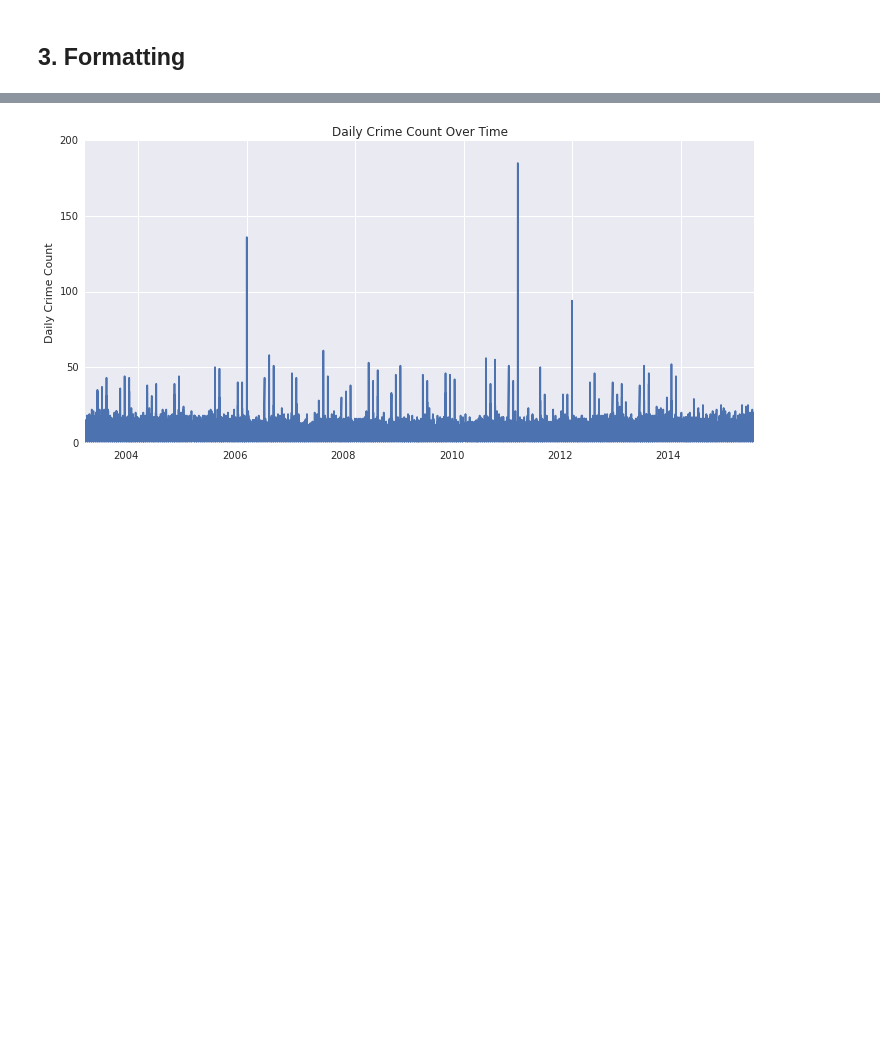
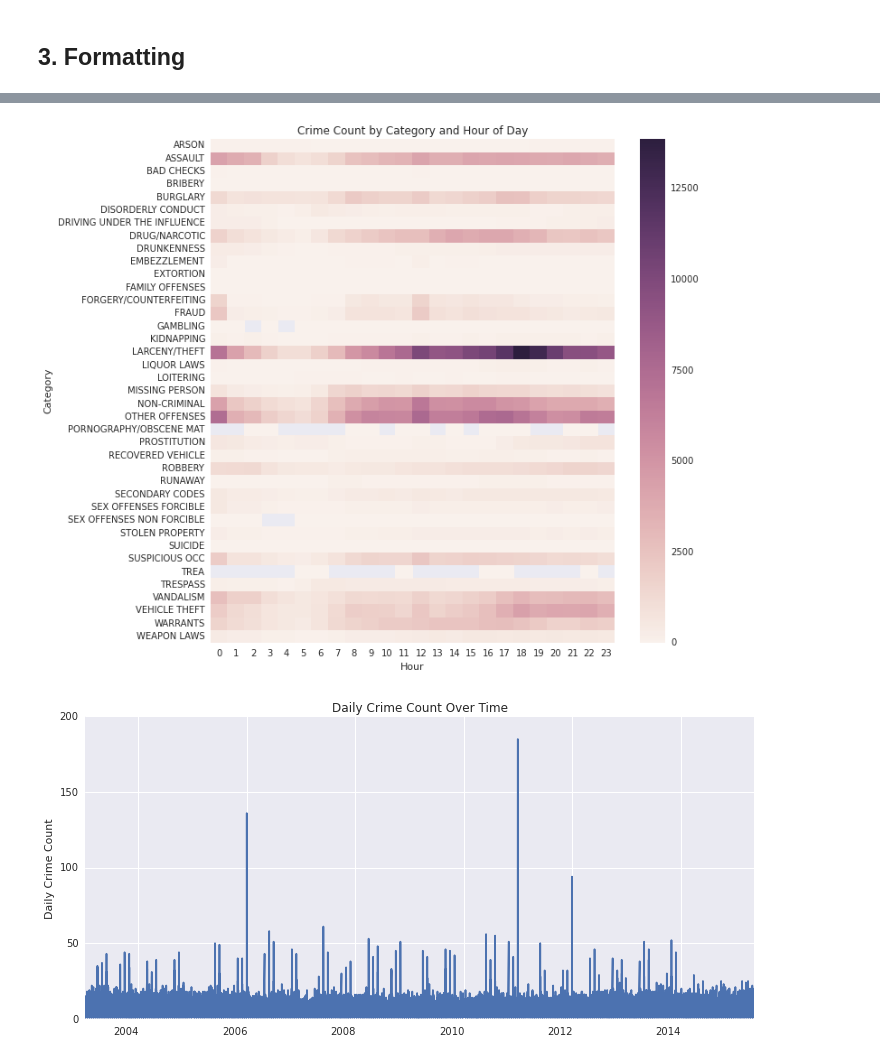
Before and after one commit to carolynamorris/SanFranciscoCrimeClassification, a Jupyter notebook: classification.ipynb, the cells around one changed output, grey strips where cells are left out. Cells and saved outputs as stored; diff of their text form; code cells hidden in the pictures; blank space fills up the shorter version.

```diff
--- a/classification.ipynb
+++ b/classification.ipynb
@@ -155,3 +166,22 @@ for c in barChartCols:
+# %%
+df = train.groupby(['Category', 'Hour']).size().unstack(1).reset_index()
+cat = df.Category
+del df['Category']
+df.columns = df.columns.astype(int)
+d = {'Hour': range(0,24), 'Column': np.array(df.columns)}
+df_order = pd.DataFrame(d).sort_values('Column', ascending=True)
+df_new = pd.DataFrame()
+for i in df_order.Column.values:
+    df_new = pd.concat([df_new, df[[i]]], axis=1)
+df_new.set_index(cat, inplace=True)
+
+plt.figure(figsize=(10,10))
+sns.heatmap(df_new, linewidths=0.0)
+plt.title('Crime Count by Category and Hour of Day')
+plt.xticks(rotation=0)
+plt.show()
+# %% [output]
+[figure, added]
 # %%
 train.Dates.value_counts().plot(kind='line', title='Daily Crime Count Over Time', figsize=(12,6))
 plt.xticks(rotation=0)
```
Also changed, not shown: parts of 15 cells of this notebook, 1 other file.
